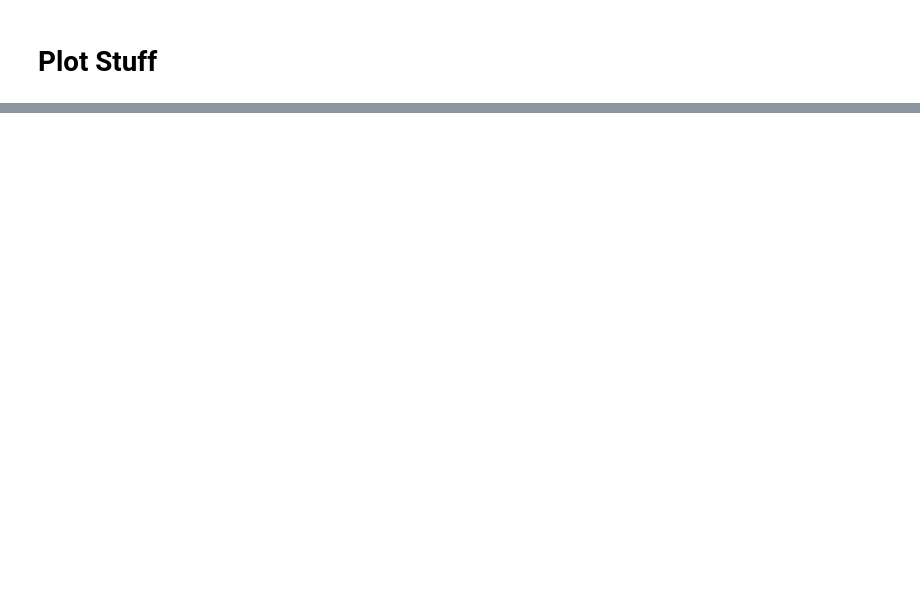
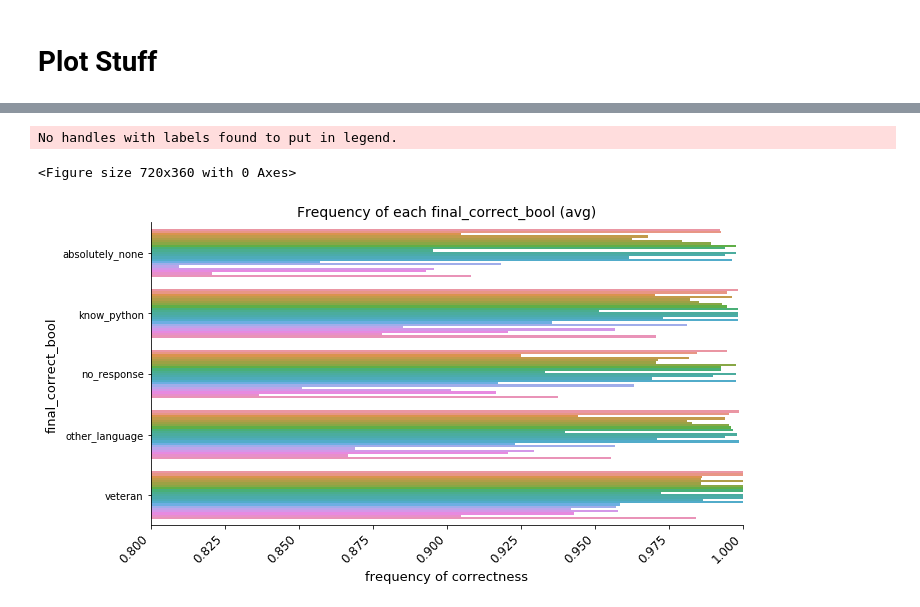
Before and after one commit to jyoonkim/Test, a Jupyter notebook: count_attempts_user_exp.ipynb, the cells around one changed output, grey strips where cells are left out. Saved outputs shown, nothing was run; the diff lists cells and outputs as text; code cells hidden in the pictures; blank space fills up the shorter version.

```diff
--- a/count_attempts_user_exp.ipynb
+++ b/count_attempts_user_exp.ipynb
@@ -97,0 +181,21 @@ NameError: name 'data_2016' is not defined
+# %%
+plt.figure(figsize=(10,5))
+
+sns.catplot(x = 'final_correct_bool', y = 'user_exp', hue = 'question',
+            data = store_data_grouped_correct, kind="bar", legend = False, aspect = 2)
+plt.title("Frequency of each final_correct_bool (avg)", fontsize = 14)
+#plt.legend(bbox_to_anchor=(1.05, 1), loc=2, borderaxespad=0.)
+plt.xlabel('frequency of correctness', fontsize=13)
+plt.ylabel('final_correct_bool', fontsize=13)
+plt.xlim(0.8,1)
+plt.xticks(
+    rotation=45,
+    horizontalalignment='right',
+    fontsize='large'
+)
+
+plt.show()
+# %% [output]
+No handles with labels found to put in legend.
+<Figure size 720x360 with 0 Axes>
+[figure, added]
```
Also changed, not shown: parts of 11 cells of this notebook, 1 other file.
